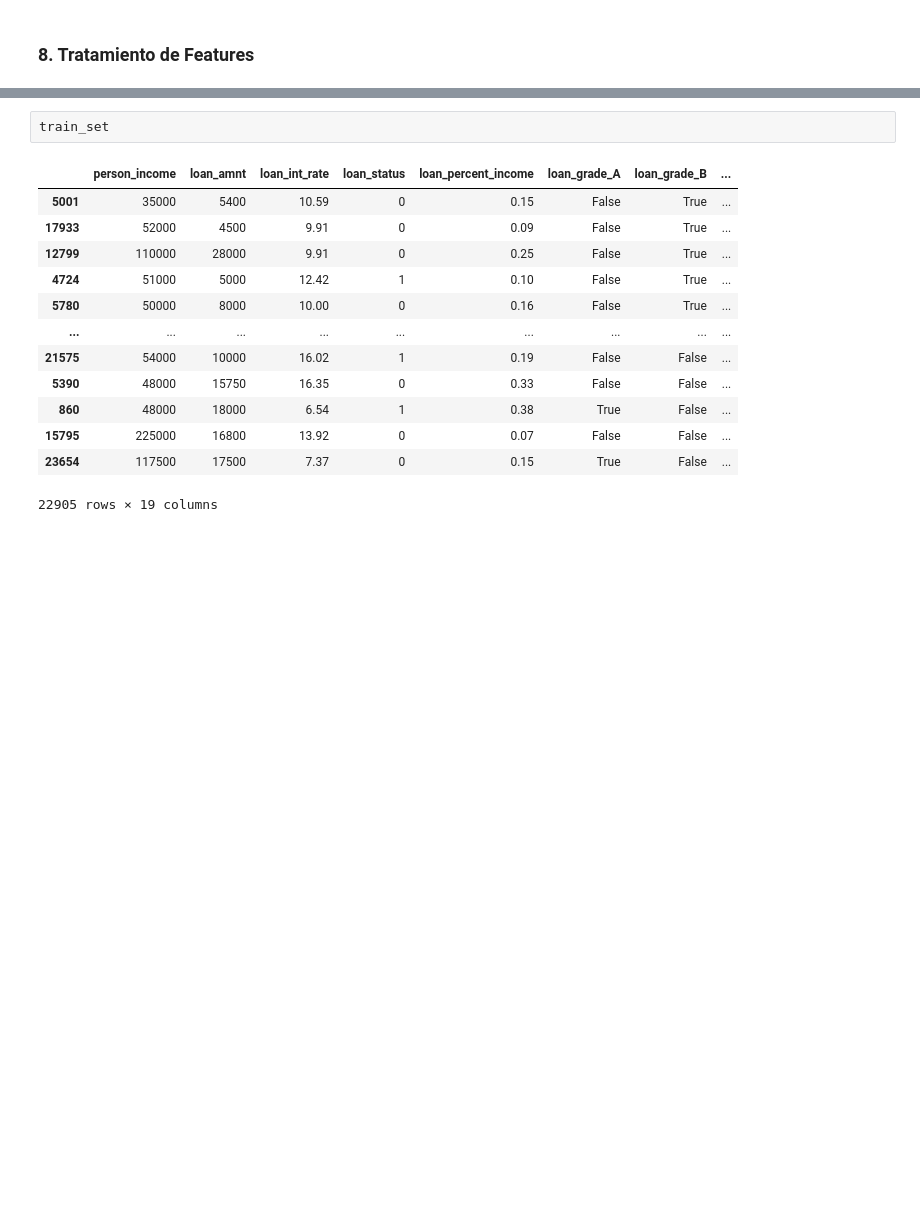
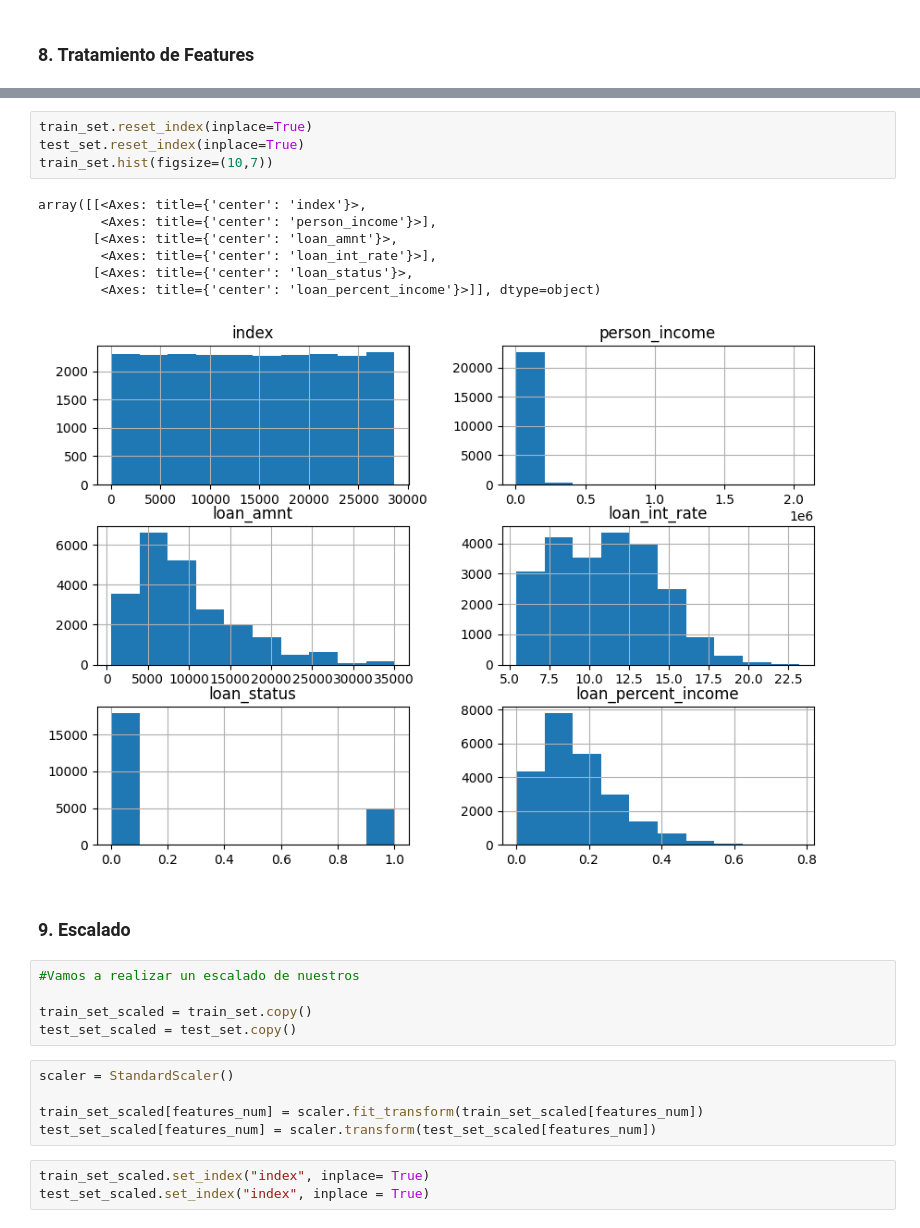
Before and after one commit to VictorMDSS/Machine_Learning_Project_Victor_Manuel_De_Sousa_Sanchez, a Jupyter notebook: clasificador_binario/credit_risk_clasification.ipynb, the cells around one changed output, grey strips where cells are left out. Saved outputs shown, nothing was run; the diff lists cells and outputs as text; blank space fills up the shorter version.

```diff
--- a/clasificador_binario/credit_risk_clasification.ipynb
+++ b/clasificador_binario/credit_risk_clasification.ipynb
@@ -408,16 +409,27 @@ test_set = pd.get_dummies(test_set, columns= features_cat)
-# %%
-train_set
-# %% [output]
-|  | person_income | loan_amnt | loan_int_rate | loan_status | loan_percent_income | loan_grade_A | loan_grade_B | ... |
-| 5001 | 35000 | 5400 | 10.59 | 0 | 0.15 | False | True | ... |
-| 17933 | 52000 | 4500 | 9.91 | 0 | 0.09 | False | True | ... |
-| 12799 | 110000 | 28000 | 9.91 | 0 | 0.25 | False | True | ... |
-| 4724 | 51000 | 5000 | 12.42 | 1 | 0.10 | False | True | ... |
-| 5780 | 50000 | 8000 | 10.00 | 0 | 0.16 | False | True | ... |
-| ... | ... | ... | ... | ... | ... | ... | ... | ... |
-| 21575 | 54000 | 10000 | 16.02 | 1 | 0.19 | False | False | ... |
-| 5390 | 48000 | 15750 | 16.35 | 0 | 0.33 | False | False | ... |
-| 860 | 48000 | 18000 | 6.54 | 1 | 0.38 | True | False | ... |
-| 15795 | 225000 | 16800 | 13.92 | 0 | 0.07 | False | False | ... |
-| 23654 | 117500 | 17500 | 7.37 | 0 | 0.15 | True | False | ... |
-22905 rows × 19 columns
+# %%
+train_set.reset_index(inplace=True)
+test_set.reset_index(inplace=True)
+train_set.hist(figsize=(10,7))
+# %% [output]
+array([[<Axes: title={'center': 'index'}>,
+        <Axes: title={'center': 'person_income'}>],
+       [<Axes: title={'center': 'loan_amnt'}>,
+        <Axes: title={'center': 'loan_int_rate'}>],
+       [<Axes: title={'center': 'loan_status'}>,
+        <Axes: title={'center': 'loan_percent_income'}>]], dtype=object)
+[figure, added]
+# %% [markdown]
+### 9. Escalado
+# %%
+#Vamos a realizar un escalado de nuestros
+
+train_set_scaled = train_set.copy()
+test_set_scaled = test_set.copy()
+# %%
+scaler = StandardScaler()
+
+train_set_scaled[features_num] = scaler.fit_transform(train_set_scaled[features_num])
+test_set_scaled[features_num] = scaler.transform(test_set_scaled[features_num])
+# %%
+train_set_scaled.set_index("index", inplace= True)
+test_set_scaled.set_index("index", inplace = True)
```
Also changed, not shown: parts of 17 cells of this notebook, 12 other files.
